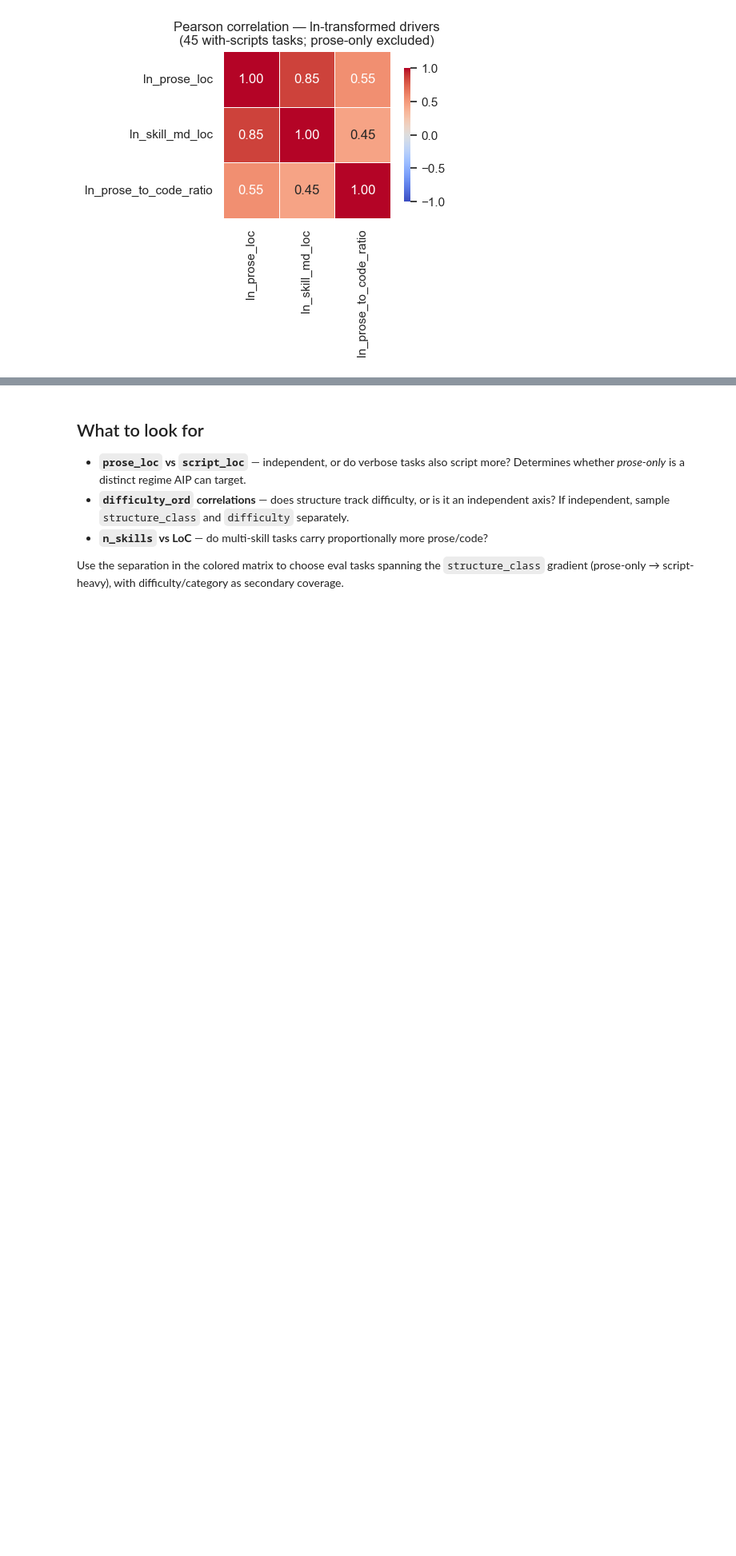
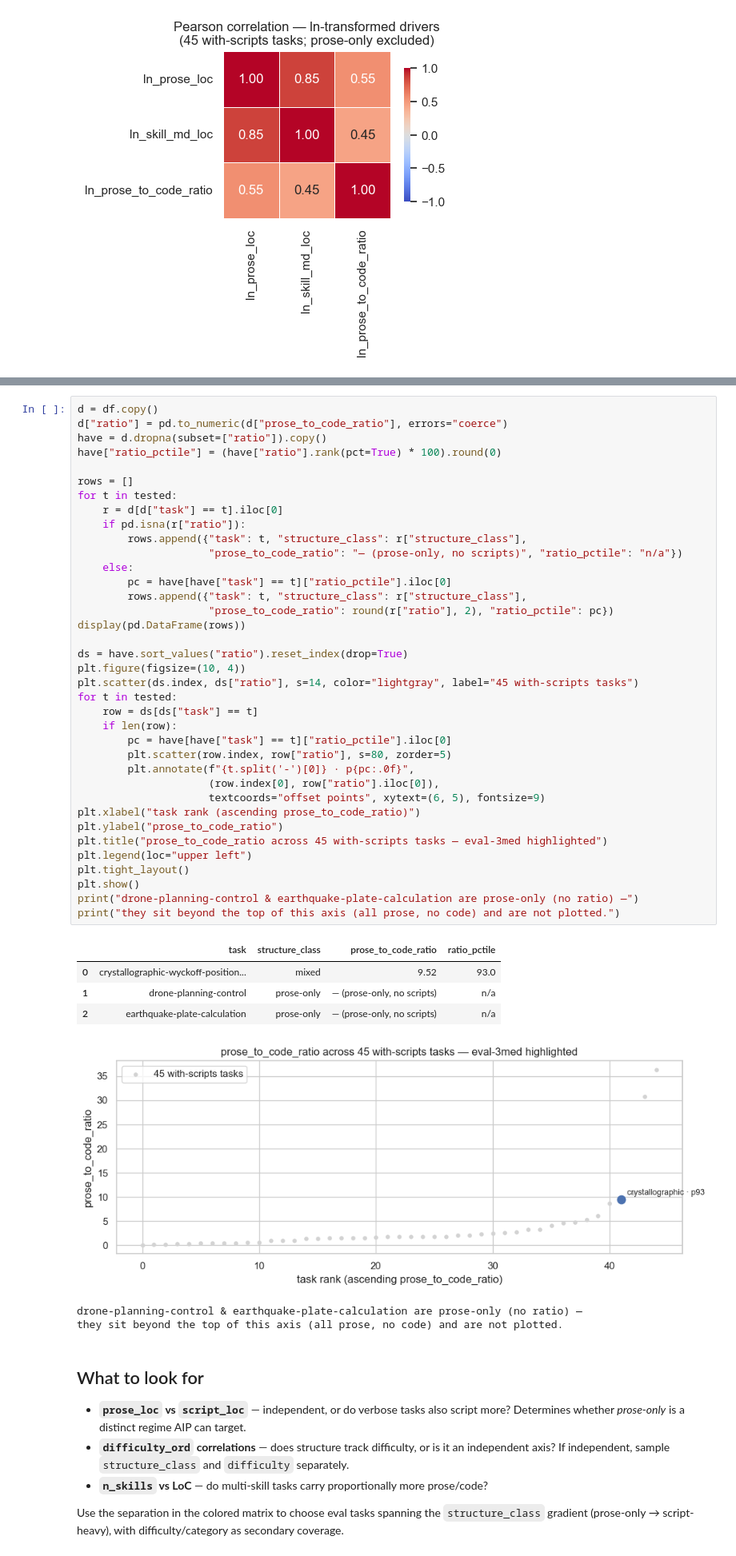
Before and after one commit to zach-blumenfeld/aip-skillbench, a Jupyter notebook: skill-analysis/skill_correlations.ipynb, the cells around one changed output, grey strips where cells are left out. Shown at 80% size. Saved outputs shown, nothing was run; the diff lists cells and outputs as text; blank space fills up the shorter version.

```diff
--- a/skill-analysis/skill_correlations.ipynb
+++ b/skill-analysis/skill_correlations.ipynb
@@ -191,3 +234,48 @@ plt.show()
+# %%
+d = df.copy()
+d["ratio"] = pd.to_numeric(d["prose_to_code_ratio"], errors="coerce")
+have = d.dropna(subset=["ratio"]).copy()
+have["ratio_pctile"] = (have["ratio"].rank(pct=True) * 100).round(0)
+
+rows = []
+for t in tested:
+    r = d[d["task"] == t].iloc[0]
+    if pd.isna(r["ratio"]):
+        rows.append({"task": t, "structure_class": r["structure_class"],
+                     "prose_to_code_ratio": "— (prose-only, no scripts)", "ratio_pctile": "n/a"})
+    else:
+        pc = have[have["task"] == t]["ratio_pctile"].iloc[0]
+        rows.append({"task": t, "structure_class": r["structure_class"],
+                     "prose_to_code_ratio": round(r["ratio"], 2), "ratio_pctile": pc})
+display(pd.DataFrame(rows))
+
+ds = have.sort_values("ratio").reset_index(drop=True)
+plt.figure(figsize=(10, 4))
+plt.scatter(ds.index, ds["ratio"], s=14, color="lightgray", label="45 with-scripts tasks")
+for t in tested:
+    row = ds[ds["task"] == t]
+    if len(row):
+        pc = have[have["task"] == t]["ratio_pctile"].iloc[0]
+        plt.scatter(row.index, row["ratio"], s=80, zorder=5)
+        plt.annotate(f"{t.split('-')[0]} · p{pc:.0f}",
+                     (row.index[0], row["ratio"].iloc[0]),
+                     textcoords="offset points", xytext=(6, 5), fontsize=9)
+plt.xlabel("task rank (ascending prose_to_code_ratio)")
+plt.ylabel("prose_to_code_ratio")
+plt.title("prose_to_code_ratio across 45 with-scripts tasks — eval-3med highlighted")
+plt.legend(loc="upper left")
+plt.tight_layout()
+plt.show()
+print("drone-planning-control & earthquake-plate-calculation are prose-only (no ratio) —")
+print("they sit beyond the top of this axis (all prose, no code) and are not plotted.")
+# %% [output]
+|  | task | structure_class | prose_to_code_ratio | ratio_pctile |
+| 0 | crystallographic-wyckoff-position... | mixed | 9.52 | 93.0 |
+| 1 | drone-planning-control | prose-only | — (prose-only, no scripts) | n/a |
+| 2 | earthquake-plate-calculation | prose-only | — (prose-only, no scripts) | n/a |
+[figure, added]
+drone-planning-control & earthquake-plate-calculation are prose-only (no ratio) —
+they sit beyond the top of this axis (all prose, no code) and are not plotted.
 # %% [markdown]
 ## What to look for
 
```
Also changed, not shown: parts of 11 cells of this notebook, 8 other files.
